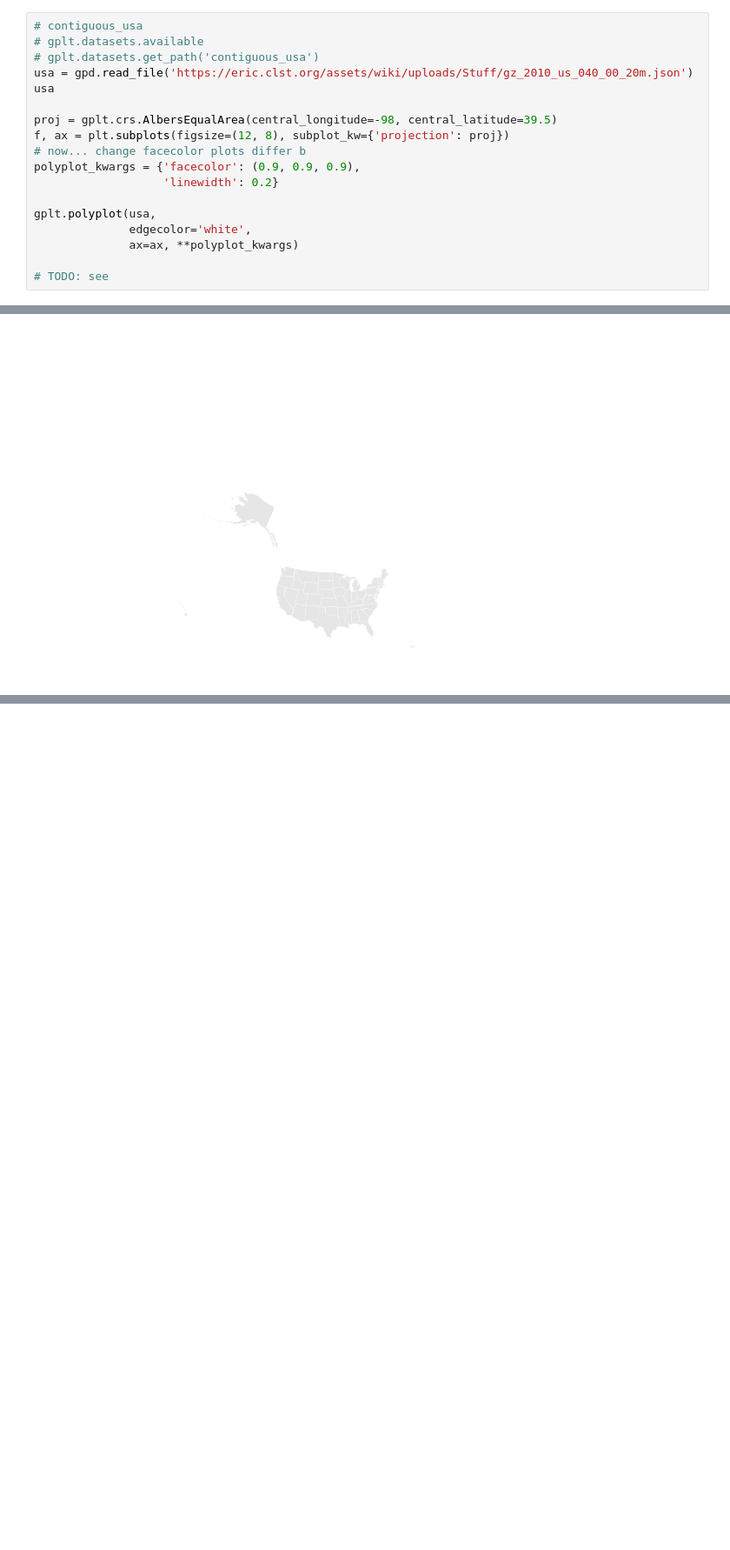
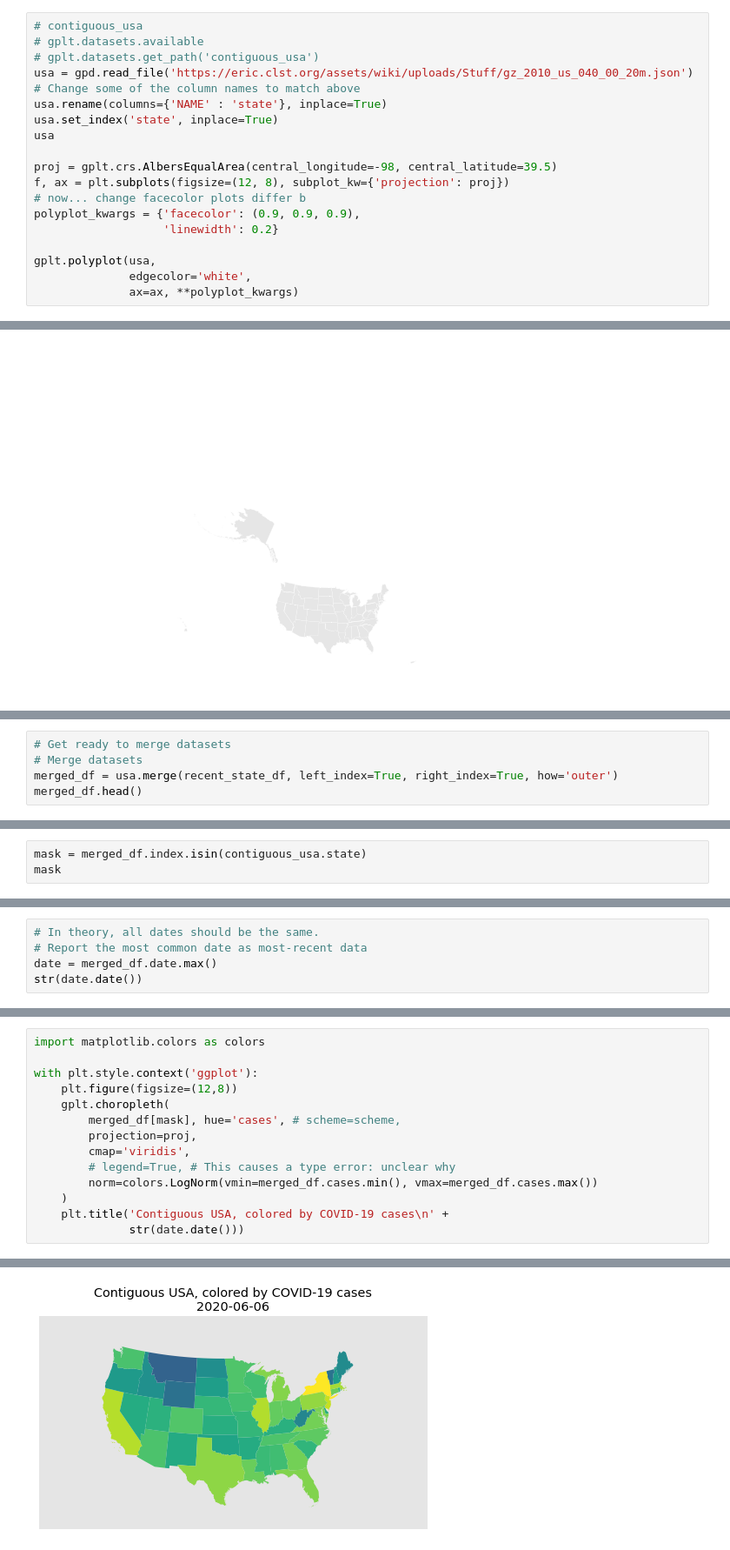
Before and after one commit to charlesbmi/python-examples, a Jupyter notebook: plotting/covid_usa.ipynb, the cells around one changed output, grey strips where cells are left out. Shown: that part at 87% size. Cells and saved outputs as stored; diff of their text form; blank space fills up the shorter version.

Commit message:
Plot COVID data using log-normal scale

```diff
--- a/plotting/covid_usa.ipynb
+++ b/plotting/covid_usa.ipynb
@@ -96,6 +96,9 @@ df.head()
 # gplt.datasets.available
 # gplt.datasets.get_path('contiguous_usa')
 usa = gpd.read_file('https://eric.clst.org/assets/wiki/uploads/Stuff/gz_2010_us_040_00_20m.json')
+# Change some of the column names to match above
+usa.rename(columns={'NAME' : 'state'}, inplace=True)
+usa.set_index('state', inplace=True)
 usa
 
 proj = gplt.crs.AlbersEqualArea(central_longitude=-98, central_latitude=39.5)
@@ -107,8 +110,6 @@ polyplot_kwargs = {'facecolor': (0.9, 0.9, 0.9),
 gplt.polyplot(usa,
               edgecolor='white',
               ax=ax, **polyplot_kwargs)
-
-# TODO: see
 # %% [output]
 <cartopy.mpl.geoaxes.GeoAxesSubplot at 0x...>
 [figure]
@@ -128,0 +116,5 @@ gplt.choropleth(
+# %%
+# Get ready to merge datasets
+# Merge datasets
+merged_df = usa.merge(recent_state_df, left_index=True, right_index=True, how='outer')
+merged_df.head()
@@ -128,0 +129,3 @@ gplt.choropleth(
+# %%
+mask = merged_df.index.isin(contiguous_usa.state)
+mask
@@ -128,0 +140,5 @@ gplt.choropleth(
+# %%
+# In theory, all dates should be the same.
+# Report the most common date as most-recent data
+date = merged_df.date.max()
+str(date.date())
@@ -128,0 +147,15 @@ gplt.choropleth(
+# %%
+import matplotlib.colors as colors
+
+with plt.style.context('ggplot'):
+    plt.figure(figsize=(12,8))
+    gplt.choropleth(
+        merged_df[mask], hue='cases', # scheme=scheme,
+        projection=proj,
+        cmap='viridis',
+        # legend=True, # This causes a type error: unclear why
+        norm=colors.LogNorm(vmin=merged_df.cases.min(), vmax=merged_df.cases.max())
+    )
+    plt.title('Contiguous USA, colored by COVID-19 cases\n' +
+              str(date.date()))
+# %% [output]
@@ -128,0 +163 @@ gplt.choropleth(
+[figure, added]
```
Also changed, not shown: parts of 9 cells of this notebook.
